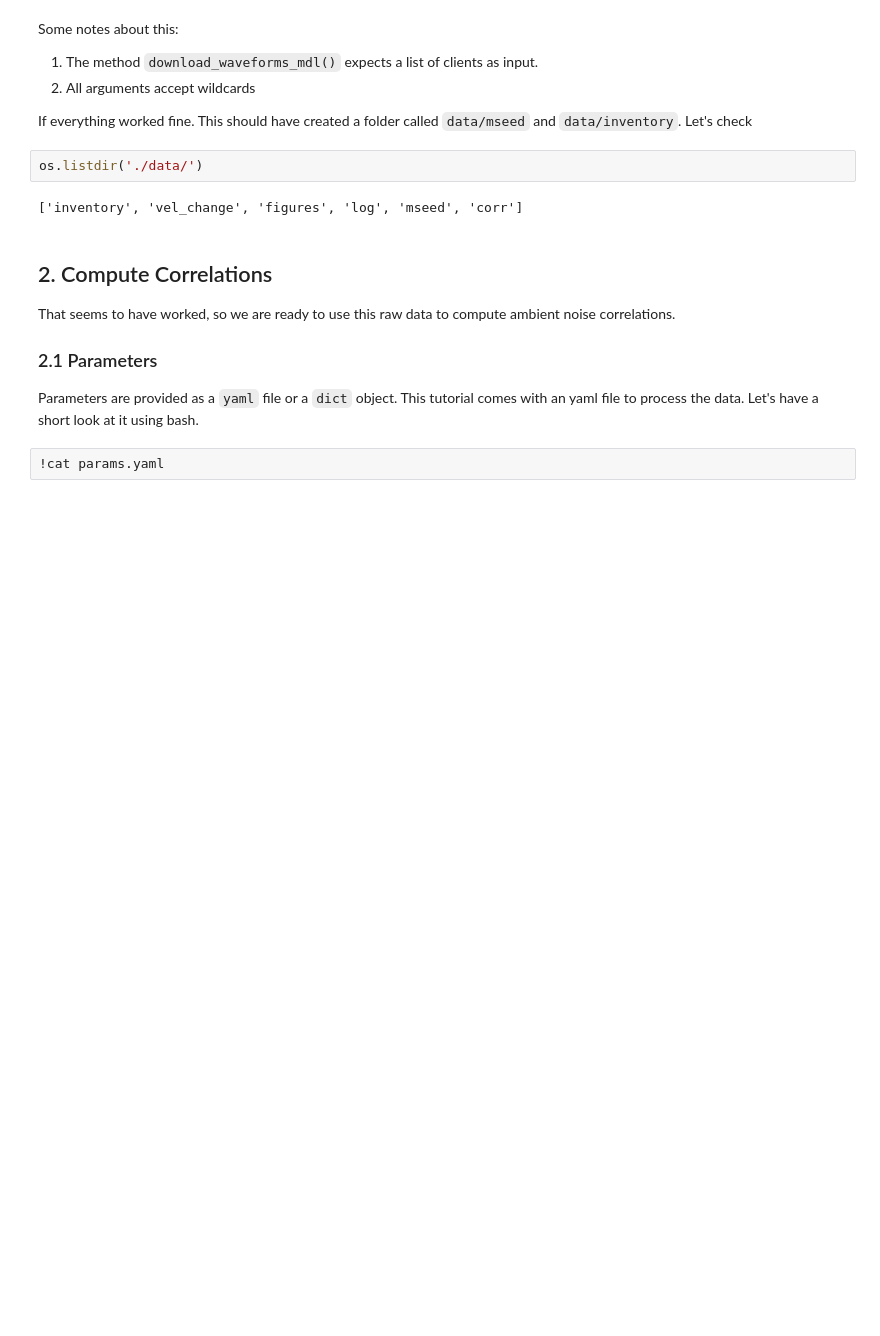
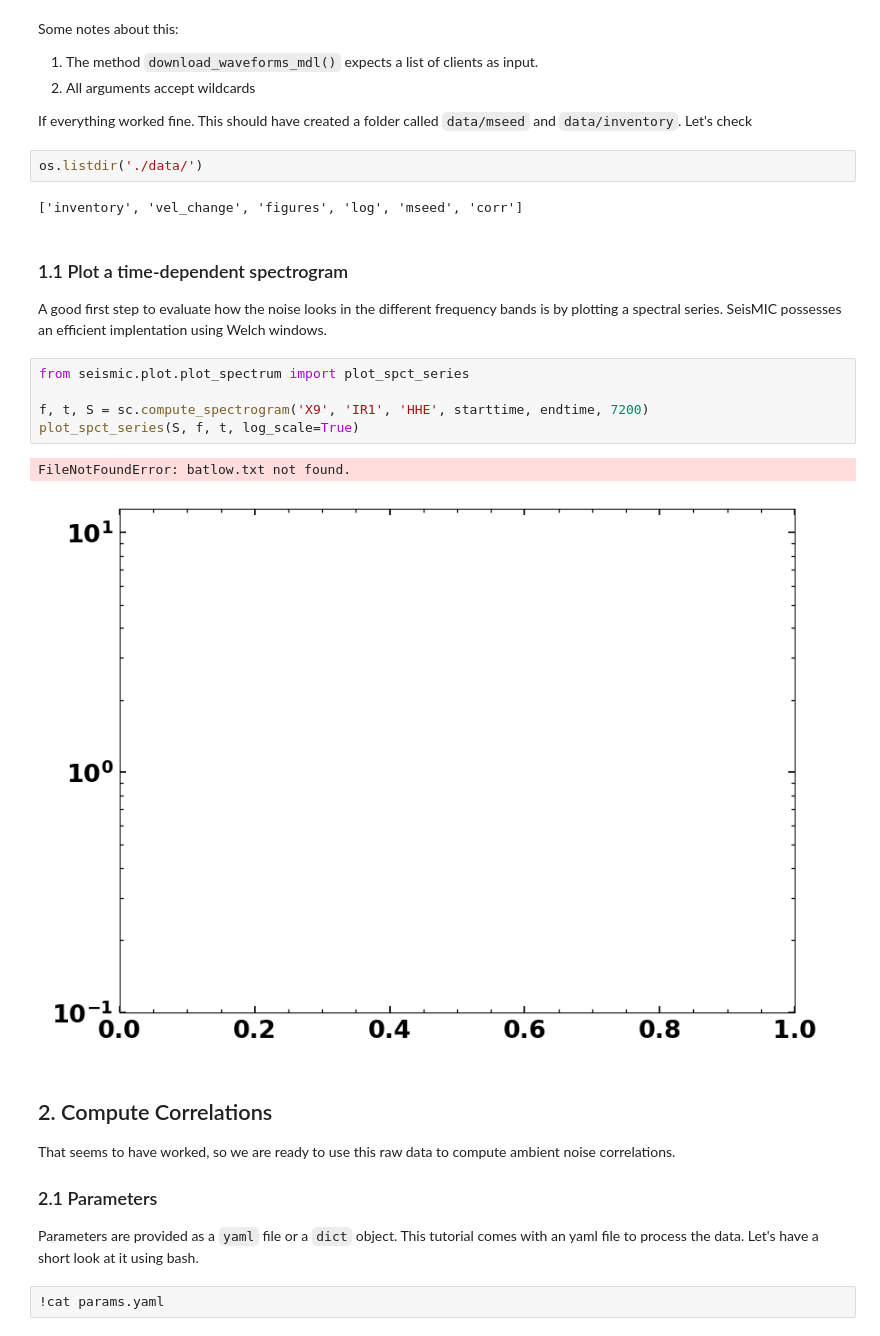
Before and after one commit to PeterMakus/SeisMIC, a Jupyter notebook: examples/tutorial.ipynb, the cells around one changed output. Cells and saved outputs as stored; diff of their text form; blank space fills up the shorter version.

Commit message:
weird filenotfounderror. Check next time

```diff
--- a/examples/tutorial.ipynb
+++ b/examples/tutorial.ipynb
@@ -73,6 +73,18 @@ If everything worked fine. This should have created a folder called `data/mseed`
 os.listdir('./data/')
 # %% [output]
 ['inventory', 'vel_change', 'figures', 'log', 'mseed', 'corr']
+# %% [markdown]
+### 1.1 Plot a time-dependent spectrogram
+
+A good first step to evaluate how the noise looks in the different frequency bands is by plotting a spectral series. SeisMIC possesses an efficient implentation using Welch windows.
+# %%
+from seismic.plot.plot_spectrum import plot_spct_series
+
+f, t, S = sc.compute_spectrogram('X9', 'IR1', 'HHE', starttime, endtime, 7200)
+plot_spct_series(S, f, t, log_scale=True)
+# %% [output]
+FileNotFoundError: batlow.txt not found.
+[figure, added]
 # %% [markdown]
 ## 2. Compute Correlations
 That seems to have worked, so we are ready to use this raw data to compute ambient noise correlations.
```
Also changed, not shown: parts of 1 cell of this notebook, 4 other files.
